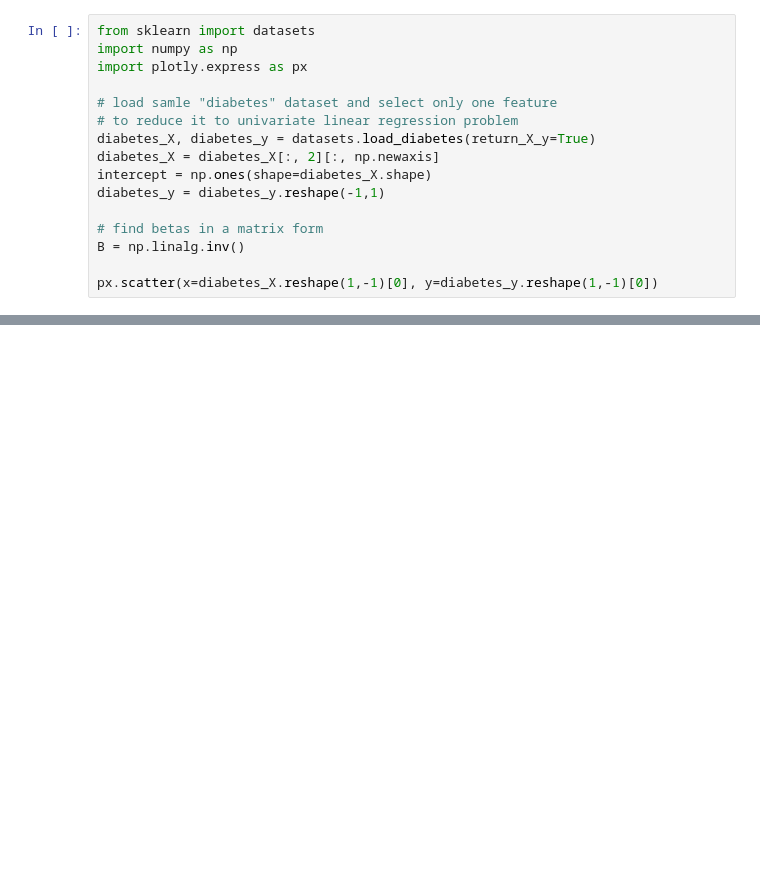
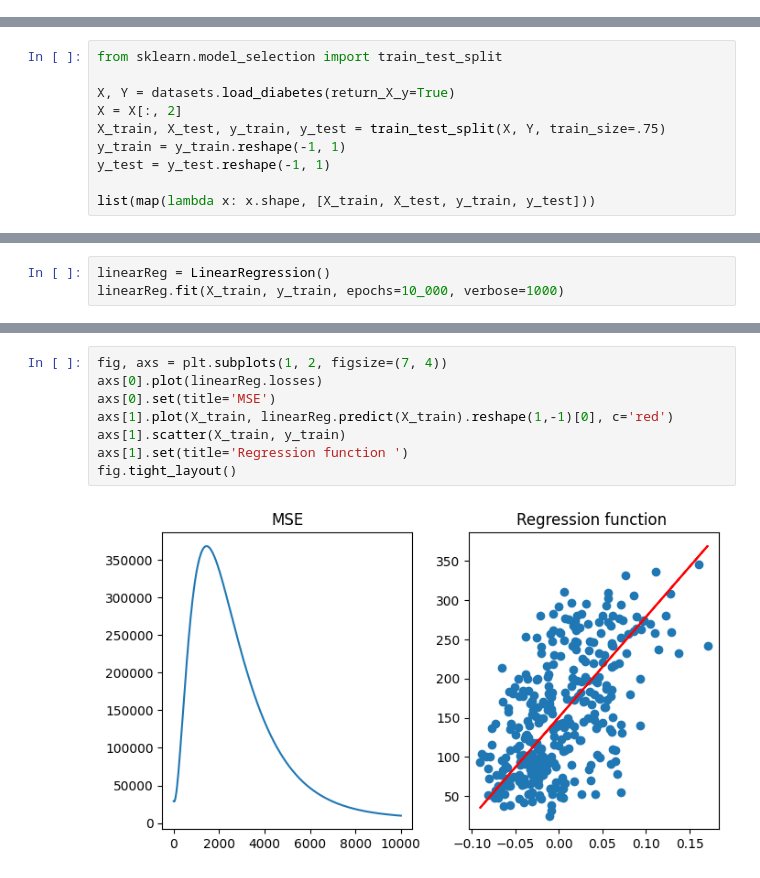
Before and after one commit to turkunov/ml-from-scratch, a Jupyter notebook: linear.ipynb, the cells around one changed output, grey strips where cells are left out. Cells and saved outputs as stored; diff of their text form; blank space fills up the shorter version.

Commit message:
Linear regression updated
Addded custom implementation for solving univariate regression problem

```diff
--- a/linear.ipynb
+++ b/linear.ipynb
@@ -72,16 +79,0 @@ $$
-# %%
-from sklearn import datasets
-import numpy as np
-import plotly.express as px
-
-# load samle "diabetes" dataset and select only one feature
-# to reduce it to univariate linear regression problem
-diabetes_X, diabetes_y = datasets.load_diabetes(return_X_y=True)
-diabetes_X = diabetes_X[:, 2][:, np.newaxis]
-intercept = np.ones(shape=diabetes_X.shape)
-diabetes_y = diabetes_y.reshape(-1,1)
-
-# find betas in a matrix form
-B = np.linalg.inv()
-
-px.scatter(x=diabetes_X.reshape(1,-1)[0], y=diabetes_y.reshape(1,-1)[0])
@@ -87,0 +201,10 @@ px.scatter(x=diabetes_X.reshape(1,-1)[0], y=diabetes_y.reshape(1,-1)[0])
+# %%
+from sklearn.model_selection import train_test_split
+
+X, Y = datasets.load_diabetes(return_X_y=True)
+X = X[:, 2]
+X_train, X_test, y_train, y_test = train_test_split(X, Y, train_size=.75)
+y_train = y_train.reshape(-1, 1)
+y_test = y_test.reshape(-1, 1)
+
+list(map(lambda x: x.shape, [X_train, X_test, y_train, y_test]))
@@ -87,0 +213,3 @@ px.scatter(x=diabetes_X.reshape(1,-1)[0], y=diabetes_y.reshape(1,-1)[0])
+# %%
+linearReg = LinearRegression()
+linearReg.fit(X_train, y_train, epochs=10_000, verbose=1000)
@@ -87,0 +228,10 @@ px.scatter(x=diabetes_X.reshape(1,-1)[0], y=diabetes_y.reshape(1,-1)[0])
+# %%
+fig, axs = plt.subplots(1, 2, figsize=(7, 4))
+axs[0].plot(linearReg.losses)
+axs[0].set(title='MSE')
+axs[1].plot(X_train, linearReg.predict(X_train).reshape(1,-1)[0], c='red')
+axs[1].scatter(X_train, y_train)
+axs[1].set(title='Regression function ')
+fig.tight_layout()
+# %% [output]
+[figure, added]
```
Also changed, not shown: parts of 7 cells of this notebook, 1 other file.
